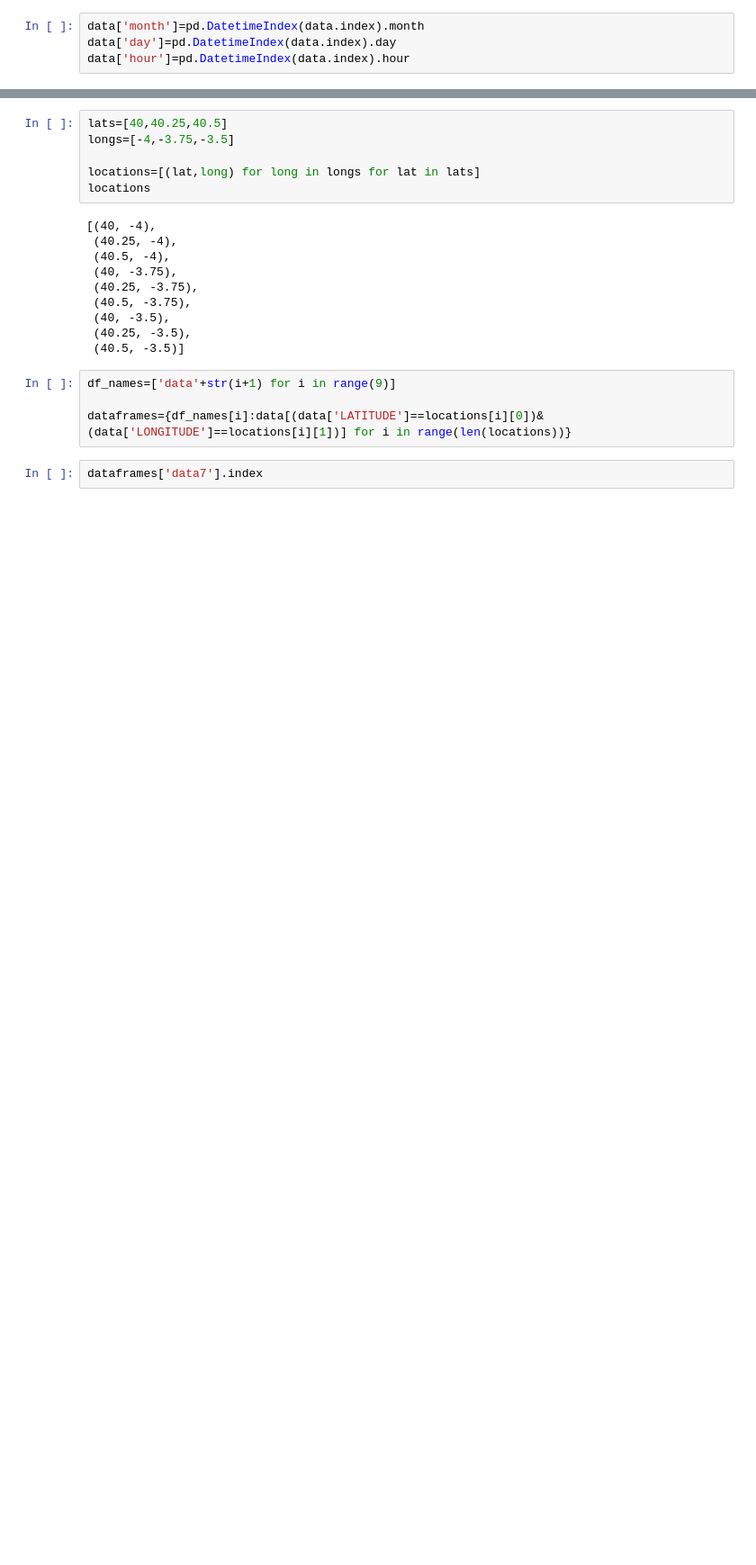
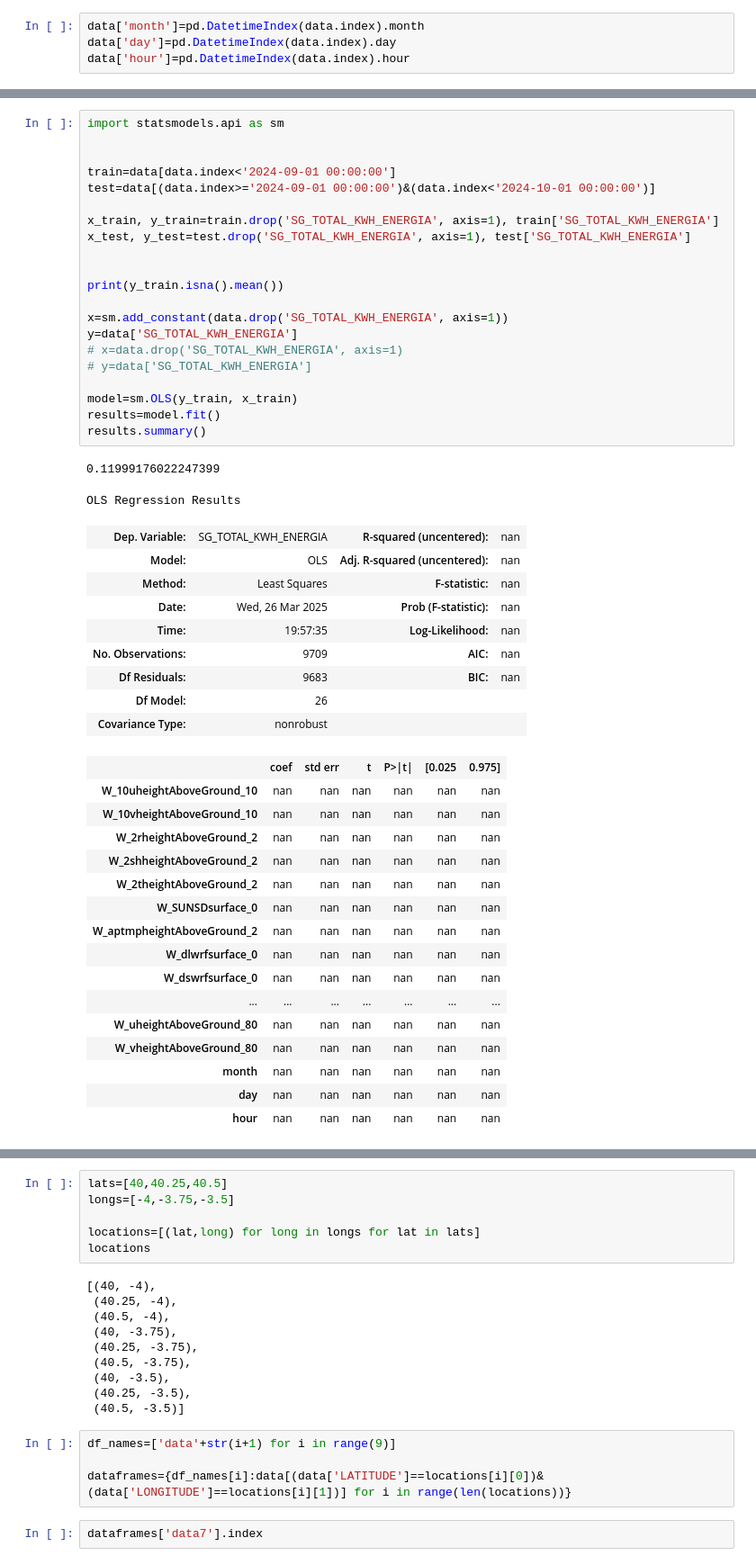
Before and after one commit to sajodajo/CCCCC-Datathon, a Jupyter notebook: solar_gen.ipynb, the cells around one changed output, grey strips where cells are left out. Shown at 90% size. Cells and saved outputs as stored; diff of their text form; blank space fills up the shorter version.

```diff
--- a/solar_gen.ipynb
+++ b/solar_gen.ipynb
@@ -29,0 +55,49 @@ data['hour']=pd.DatetimeIndex(data.index).hour
+# %%
+import statsmodels.api as sm
+
+
+train=data[data.index<'2024-09-01 00:00:00']
+test=data[(data.index>='2024-09-01 00:00:00')&(data.index<'2024-10-01 00:00:00')]
+
+x_train, y_train=train.drop('SG_TOTAL_KWH_ENERGIA', axis=1), train['SG_TOTAL_KWH_ENERGIA']
+x_test, y_test=test.drop('SG_TOTAL_KWH_ENERGIA', axis=1), test['SG_TOTAL_KWH_ENERGIA']
+
+
+print(y_train.isna().mean())
+
+x=sm.add_constant(data.drop('SG_TOTAL_KWH_ENERGIA', axis=1))
+y=data['SG_TOTAL_KWH_ENERGIA']
+# x=data.drop('SG_TOTAL_KWH_ENERGIA', axis=1)
+# y=data['SG_TOTAL_KWH_ENERGIA']
+
+model=sm.OLS(y_train, x_train)
+results=model.fit()
+results.summary()
+# %% [output]
+0.11999176022247399
+OLS Regression Results
+| Dep. Variable: | SG_TOTAL_KWH_ENERGIA | R-squared (uncentered): | nan |
+| Model: | OLS | Adj. R-squared (uncentered): | nan |
+| Method: | Least Squares | F-statistic: | nan |
+| Date: | Wed, 26 Mar 2025 | Prob (F-statistic): | nan |
+| Time: | 19:57:35 | Log-Likelihood: | nan |
+| No. Observations: | 9709 | AIC: | nan |
+| Df Residuals: | 9683 | BIC: | nan |
+| Df Model: | 26 |  |  |
+| Covariance Type: | nonrobust |  |  |
+|  | coef | std err | t | P>|t| | [0.025 | 0.975] |
+| W_10uheightAboveGround_10 | nan | nan | nan | nan | nan | nan |
+| W_10vheightAboveGround_10 | nan | nan | nan | nan | nan | nan |
+| W_2rheightAboveGround_2 | nan | nan | nan | nan | nan | nan |
+| W_2shheightAboveGround_2 | nan | nan | nan | nan | nan | nan |
+| W_2theightAboveGround_2 | nan | nan | nan | nan | nan | nan |
+| W_SUNSDsurface_0 | nan | nan | nan | nan | nan | nan |
+| W_aptmpheightAboveGround_2 | nan | nan | nan | nan | nan | nan |
+| W_dlwrfsurface_0 | nan | nan | nan | nan | nan | nan |
+| W_dswrfsurface_0 | nan | nan | nan | nan | nan | nan |
+| ... | ... | ... | ... | ... | ... | ... |
+| W_uheightAboveGround_80 | nan | nan | nan | nan | nan | nan |
+| W_vheightAboveGround_80 | nan | nan | nan | nan | nan | nan |
+| month | nan | nan | nan | nan | nan | nan |
+| day | nan | nan | nan | nan | nan | nan |
+| hour | nan | nan | nan | nan | nan | nan |
```
Also changed, not shown: parts of 7 cells of this notebook.
